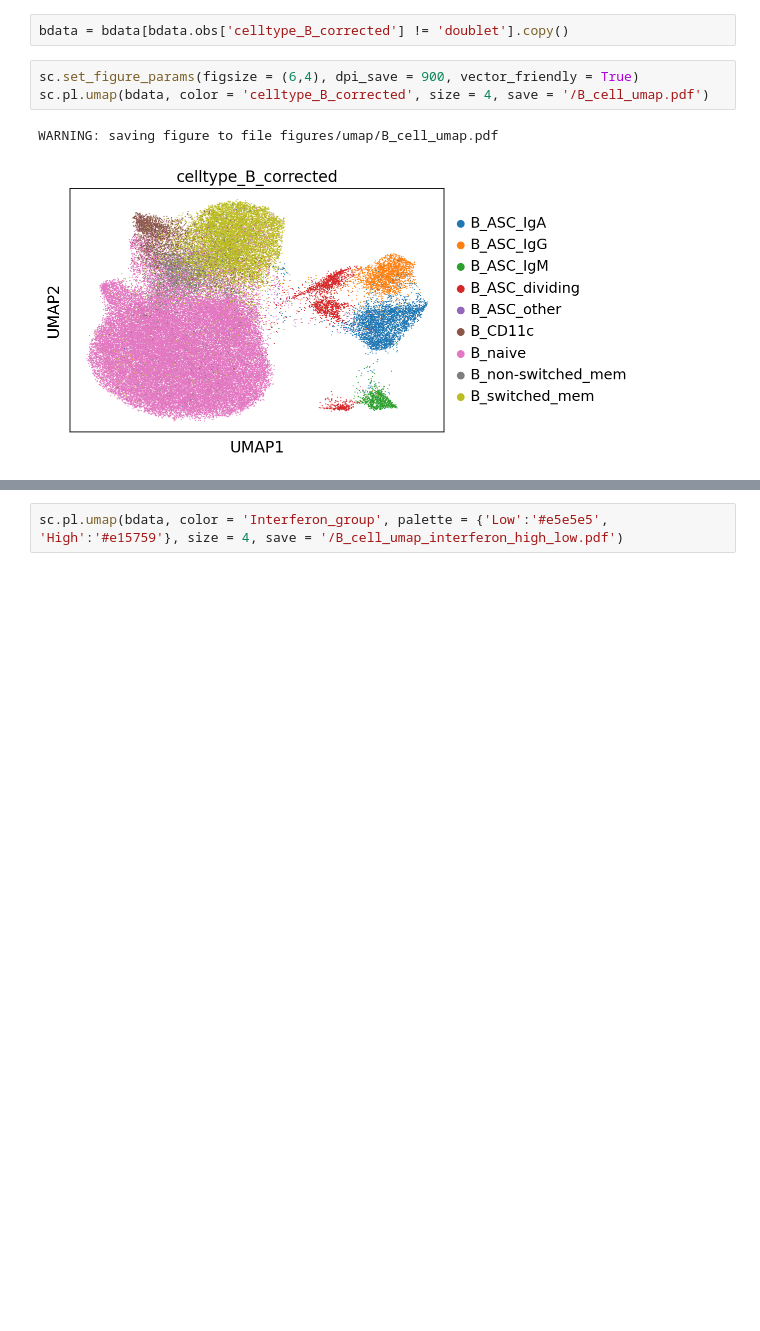
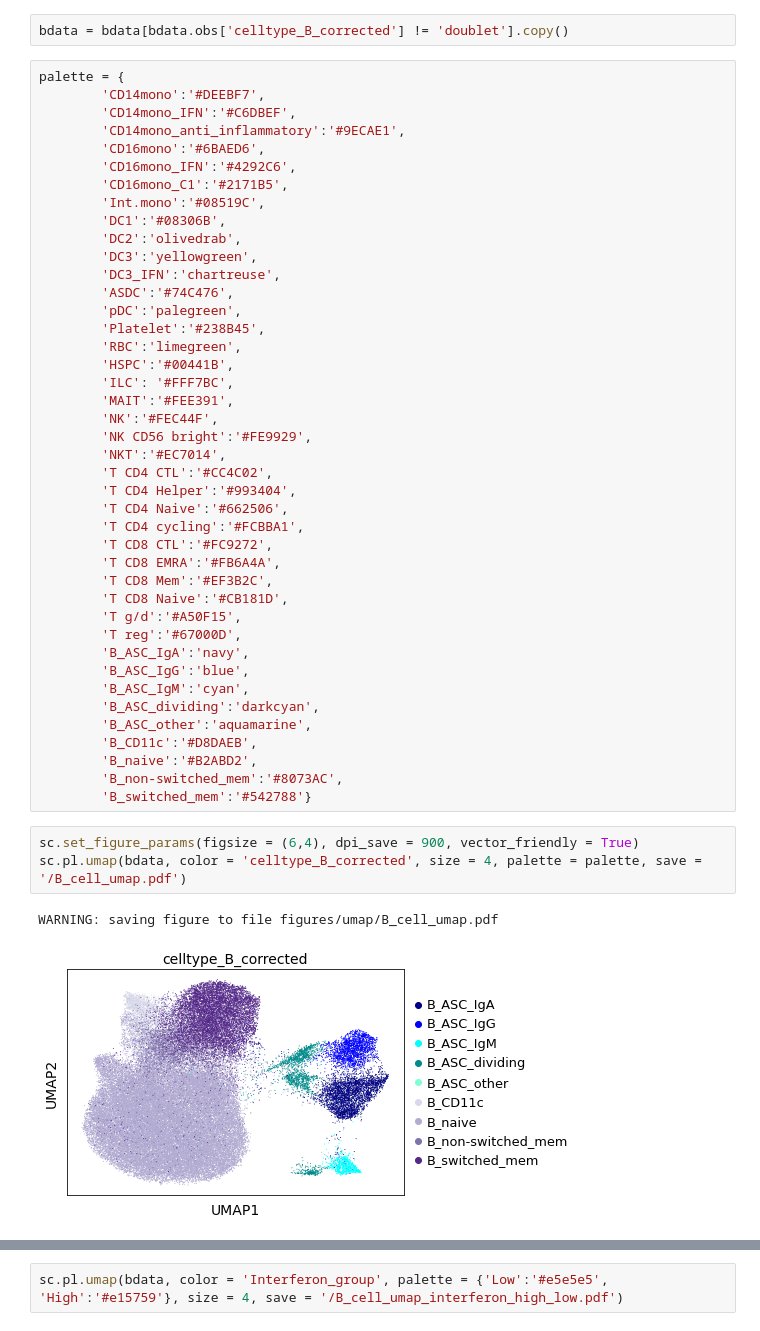
Before and after one commit to scCOVID-19/COVID_Imperial, a Jupyter notebook: Bcells/13_101222_imperial_B_plotting_B_cells.ipynb, the cells around one changed output, grey strips where cells are left out. Drawn from its saved outputs; the diff is of its cells as text; blank space fills up the shorter version.

Commit message:
update b cell notebooks

```diff
--- a/Bcells/13_101222_imperial_B_plotting_B_cells.ipynb
+++ b/Bcells/13_101222_imperial_B_plotting_B_cells.ipynb
@@ -37,8 +37,50 @@ list(set(bdata.obs['celltype_B_corrected'].unique()))
 # %%
 bdata = bdata[bdata.obs['celltype_B_corrected'] != 'doublet'].copy()
+# %%
+palette = {
+        'CD14mono':'#DEEBF7',
+        'CD14mono_IFN':'#C6DBEF',
+        'CD14mono_anti_inflammatory':'#9ECAE1',
+        'CD16mono':'#6BAED6',
+        'CD16mono_IFN':'#4292C6',
+        'CD16mono_C1':'#2171B5',
+        'Int.mono':'#08519C',
+        'DC1':'#08306B',
+        'DC2':'olivedrab',
+        'DC3':'yellowgreen',
+        'DC3_IFN':'chartreuse',
+        'ASDC':'#74C476',
+        'pDC':'palegreen',
+        'Platelet':'#238B45',
+        'RBC':'limegreen',
+        'HSPC':'#00441B',
+        'ILC': '#FFF7BC',
+        'MAIT':'#FEE391',
+        'NK':'#FEC44F',
+        'NK CD56 bright':'#FE9929',
+        'NKT':'#EC7014',
+        'T CD4 CTL':'#CC4C02',
+        'T CD4 Helper':'#993404',
+        'T CD4 Naive':'#662506',
+        'T CD4 cycling':'#FCBBA1',
+        'T CD8 CTL':'#FC9272',
+        'T CD8 EMRA':'#FB6A4A',
+        'T CD8 Mem':'#EF3B2C',
+        'T CD8 Naive':'#CB181D',
+        'T g/d':'#A50F15',
+        'T reg':'#67000D',
+        'B_ASC_IgA':'navy',
+        'B_ASC_IgG':'blue',
+        'B_ASC_IgM':'cyan',
+        'B_ASC_dividing':'darkcyan',
+        'B_ASC_other':'aquamarine',
+        'B_CD11c':'#D8DAEB',
+        'B_naive':'#B2ABD2',
+        'B_non-switched_mem':'#8073AC',
+        'B_switched_mem':'#542788'}
 # %%
 sc.set_figure_params(figsize = (6,4), dpi_save = 900, vector_friendly = True)
-sc.pl.umap(bdata, color = 'celltype_B_corrected', size = 4, save = '/B_cell_umap.pdf')
+sc.pl.umap(bdata, color = 'celltype_B_corrected', size = 4, palette = palette, save = '/B_cell_umap.pdf')
 # %% [output]
 WARNING: saving figure to file figures/umap/B_cell_umap.pdf
-[figure, old version]
+[figure, new version]
```
Also changed, not shown: parts of 3 cells of this notebook, 1 other file.
